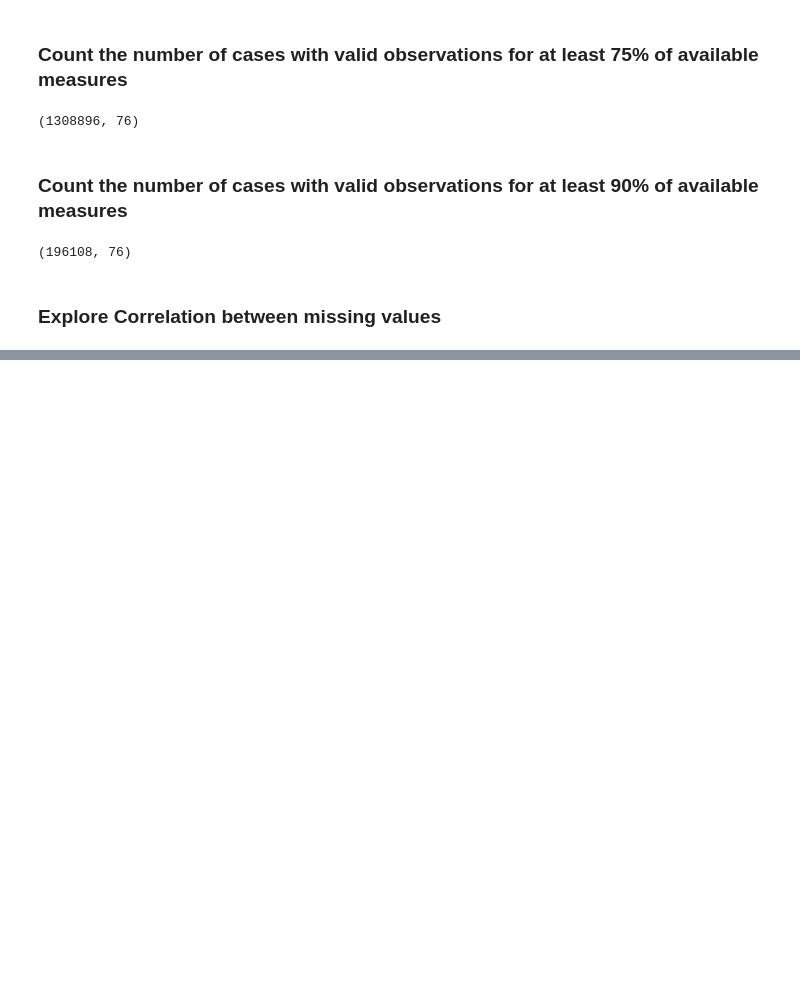
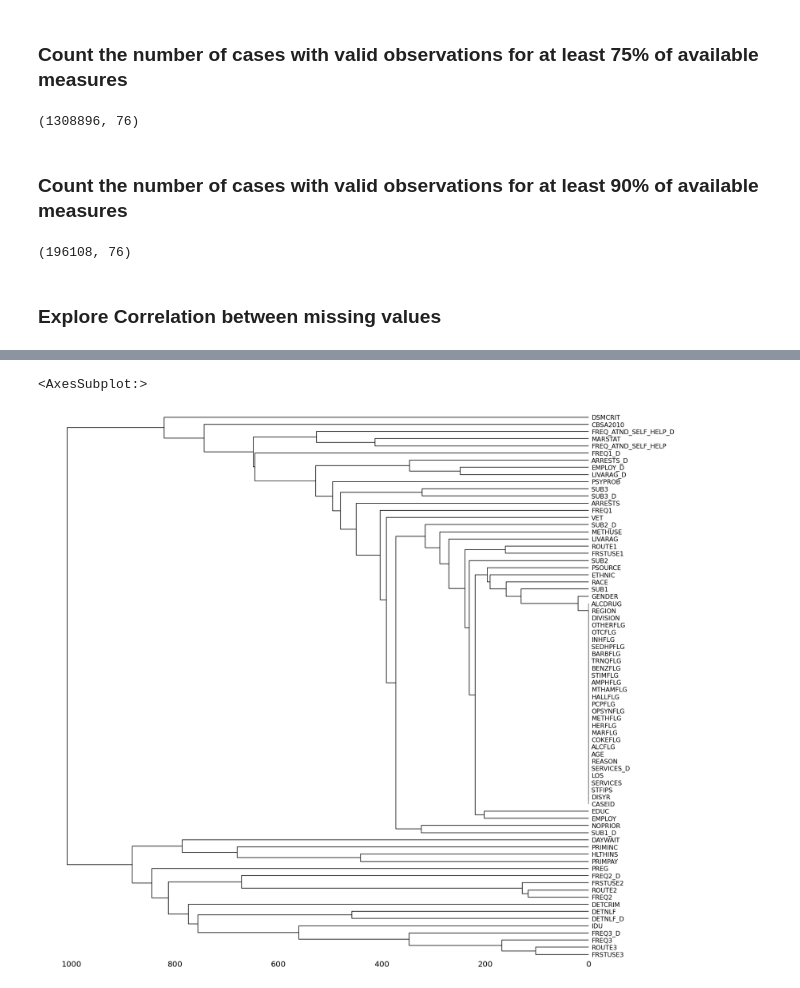
Before and after one commit to afaranda/TEDS_Housing_Employment_Study, a Jupyter notebook: notebooks/01_Explore_And_Process.ipynb, the cells around one changed output, grey strips where cells are left out. Saved outputs shown, nothing was run; the diff lists cells and outputs as text; code cells hidden in the pictures; blank space fills up the shorter version.

```diff
--- a/notebooks/01_Explore_And_Process.ipynb
+++ b/notebooks/01_Explore_And_Process.ipynb
@@ -51,0 +56,5 @@ ModuleNotFoundError: No module named 'missingno'
+# %%
+msno.dendrogram(teds)
+# %% [output]
+<AxesSubplot:>
+[figure, added]
```
Also changed, not shown: parts of 6 cells of this notebook.
